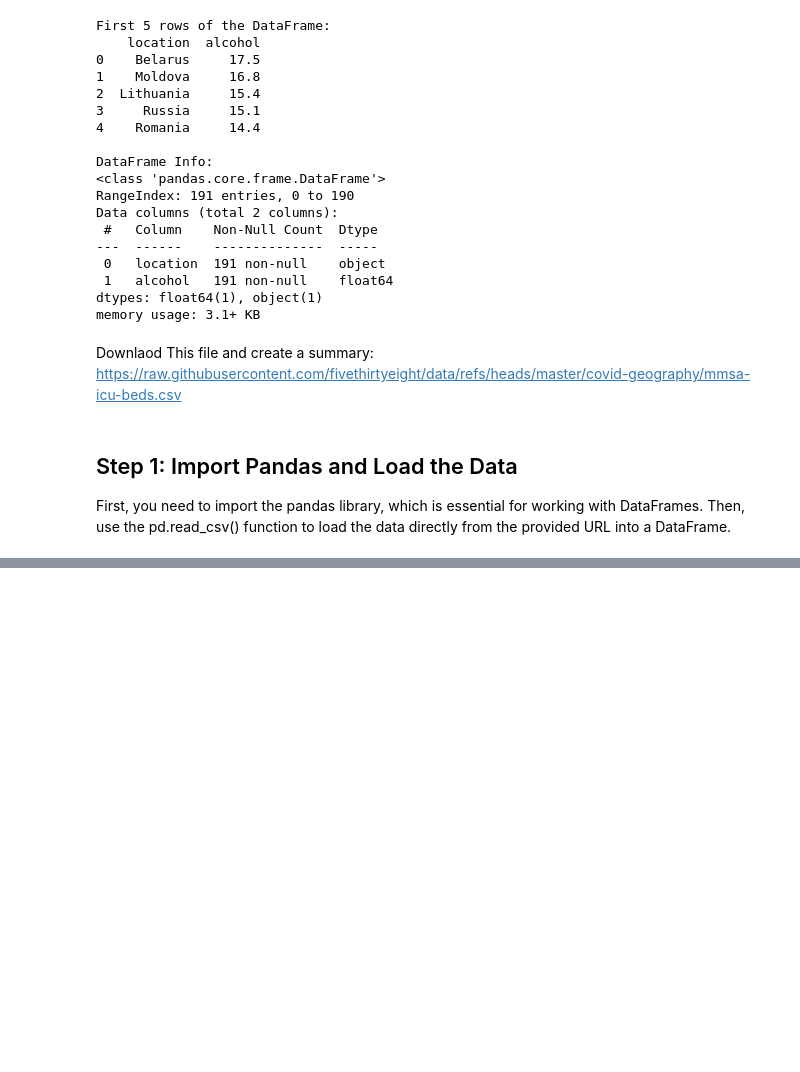
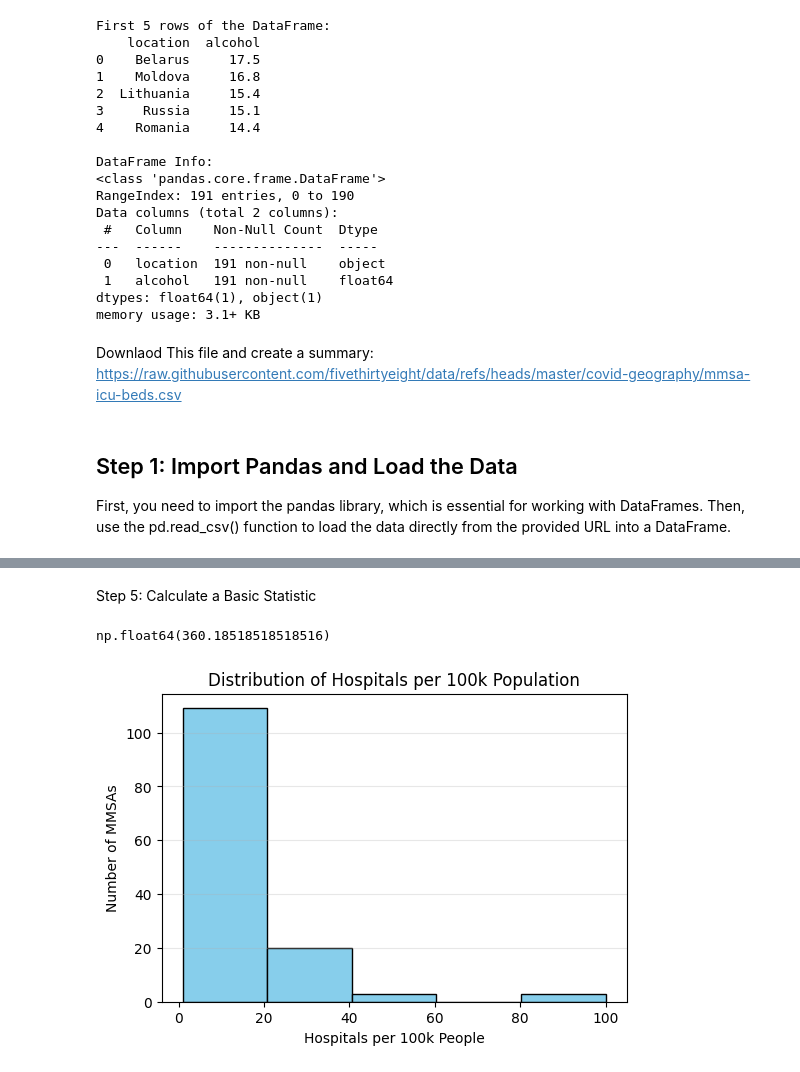
Before and after one commit to gurkanbebek/MSM_BB2B, a Jupyter notebook: Intro_to_Python_Files_Data_Loading,_and_Basic_Plotting.ipynb, the cells around one changed output, grey strips where cells are left out. Saved outputs shown, nothing was run; the diff lists cells and outputs as text; code cells hidden in the pictures; blank space fills up the shorter version.

```diff
--- a/Intro_to_Python_Files_Data_Loading,_and_Basic_Plotting.ipynb
+++ b/Intro_to_Python_Files_Data_Loading,_and_Basic_Plotting.ipynb
@@ -133,6 +133,8 @@ data_url = "https://raw.githubusercontent.com/fivethirtyeight/data/refs/heads/ma
 
 # Load the data into a Pandas DataFrame
 # YOUR CODE HERE
-# df_icu_beds = ...
+df_icu_beds = pd.read_csv(data_url)
+
+print(df_icu_beds.head())
 
 print("Data loaded successfully!")
@@ -138,0 +198,8 @@ print("Data loaded successfully!")
+# %% [markdown]
+Step 5: Calculate a Basic Statistic
+# %%
+icu_beds_counts = df_icu_beds['icu_beds']
+
+icu_beds_counts.mean().round()
+# %% [output]
+np.float64(360.18518518518516)
@@ -138,0 +215,11 @@ print("Data loaded successfully!")
+# %%
+import matplotlib.pyplot as plt
+
+plt.figure(figsize=(6,4))
+plt.hist(df_icu_beds['hospitals'],bins=5,edgecolor="black",color="skyblue")
+plt.title("Distribution of Hospitals per 100k Population")
+plt.xlabel("Hospitals per 100k People")
+plt.ylabel("Number of MMSAs")
+plt.grid(axis="y",alpha=0.3)
+# %% [output]
+[figure, added]
```
Also changed, not shown: parts of 9 cells of this notebook.
